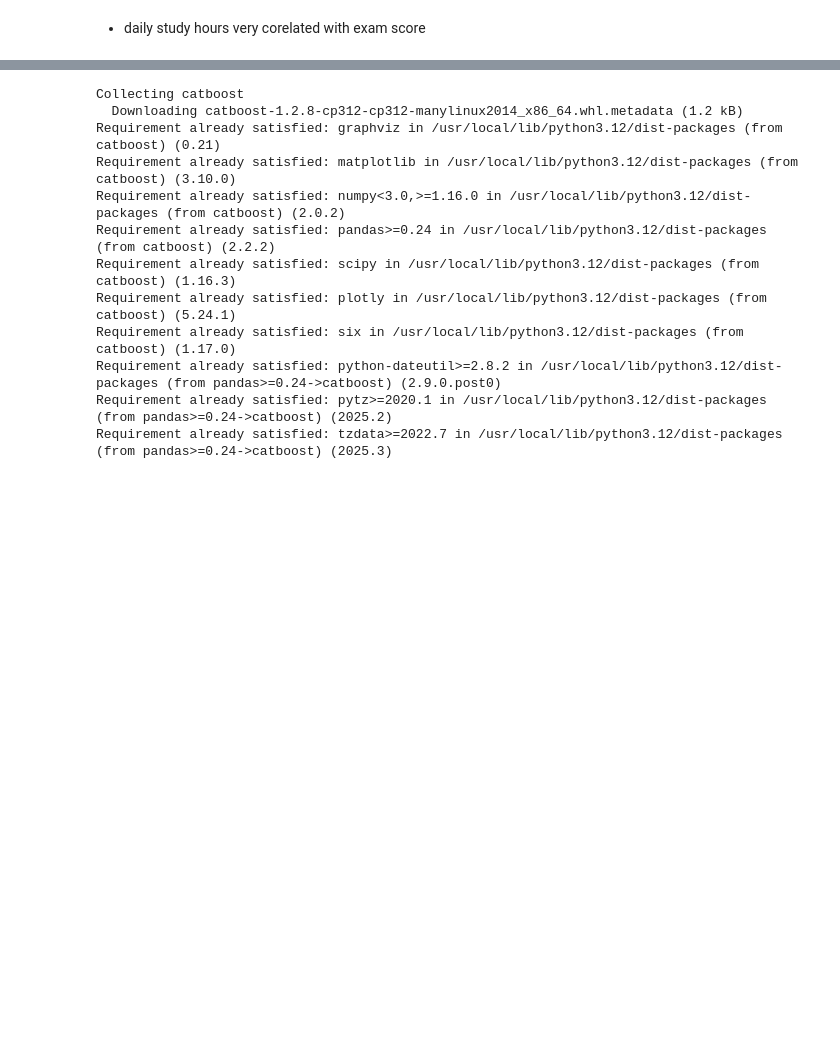
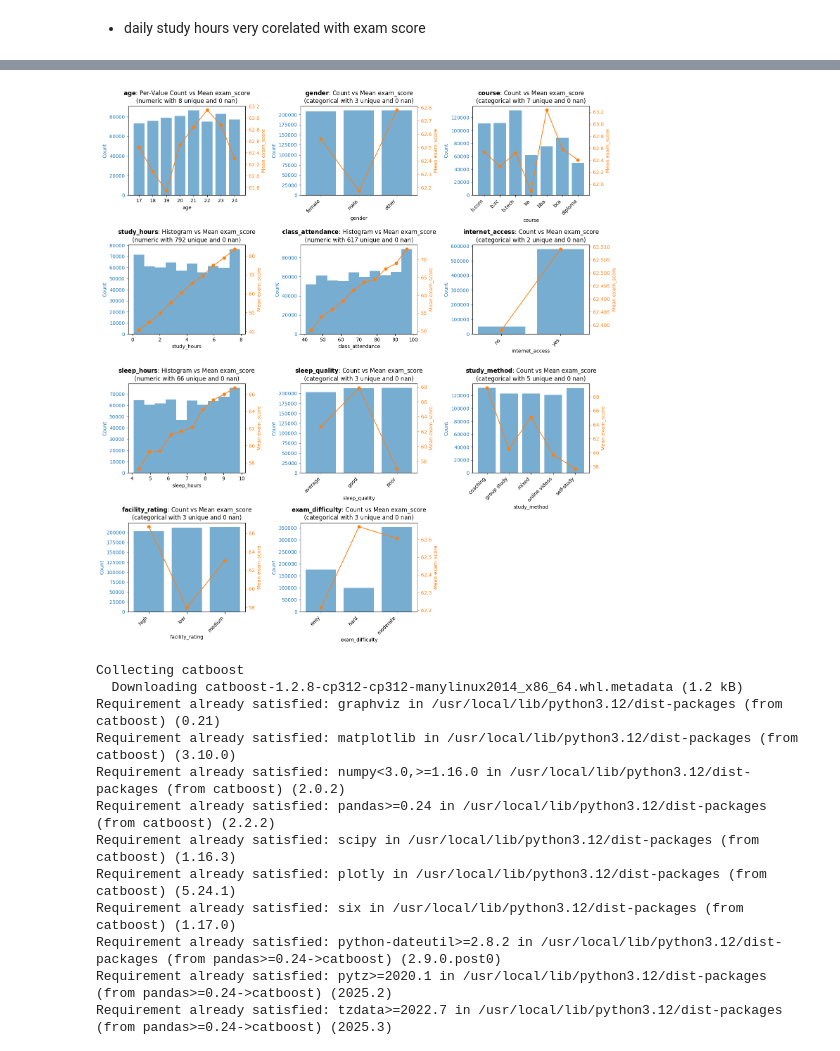
Before and after one commit to juleskantzer/kaggle, a Jupyter notebook: s6/s6e1_Student_Test_Scores.ipynb, the cells around one changed output, grey strips where cells are left out. Saved outputs shown, nothing was run; the diff lists cells and outputs as text; code cells hidden in the pictures; blank space fills up the shorter version.

```diff
--- a/s6/s6e1_Student_Test_Scores.ipynb
+++ b/s6/s6e1_Student_Test_Scores.ipynb
@@ -151,3 +378,12 @@ dtype: float64
+# %%
+plot_features_dual_axis(
+    df=df_train,
+    cols=df_train.drop("exam_score",axis=1).columns,
+    target_col="exam_score",
+    n_bins=10,
+)
+# %% [output]
+[figure, added]
 # %%
 !pip install catboost
 # %% [output]
```
Also changed, not shown: parts of 4 cells of this notebook.
